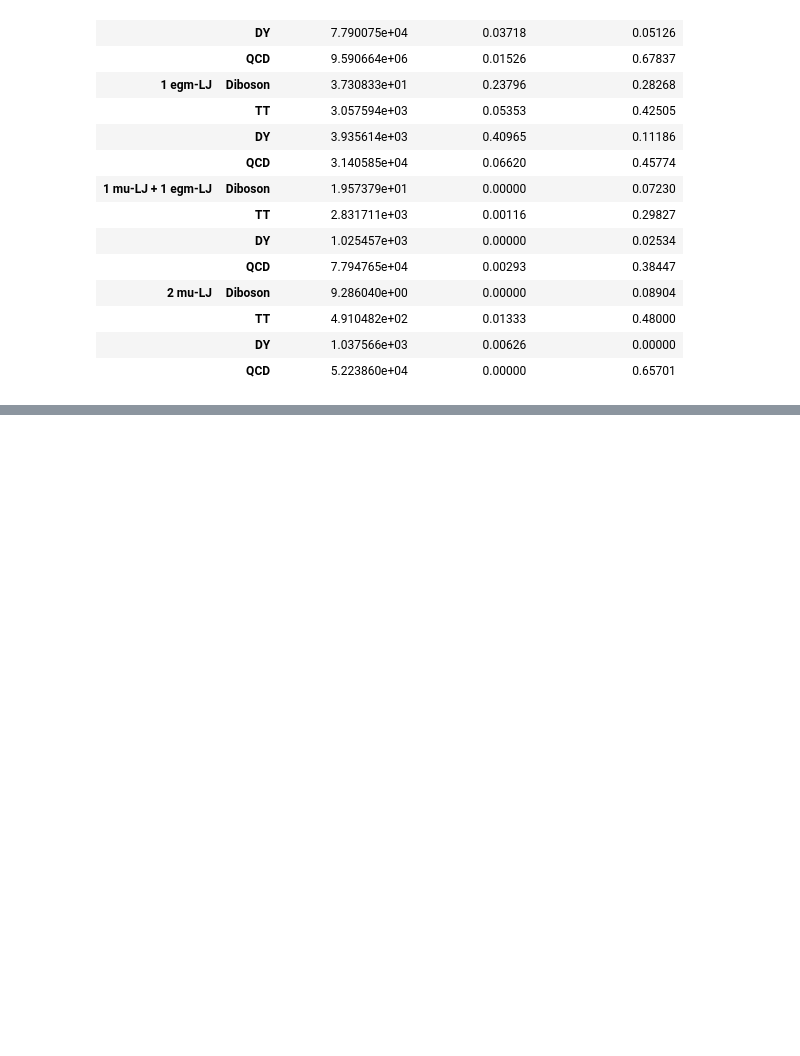
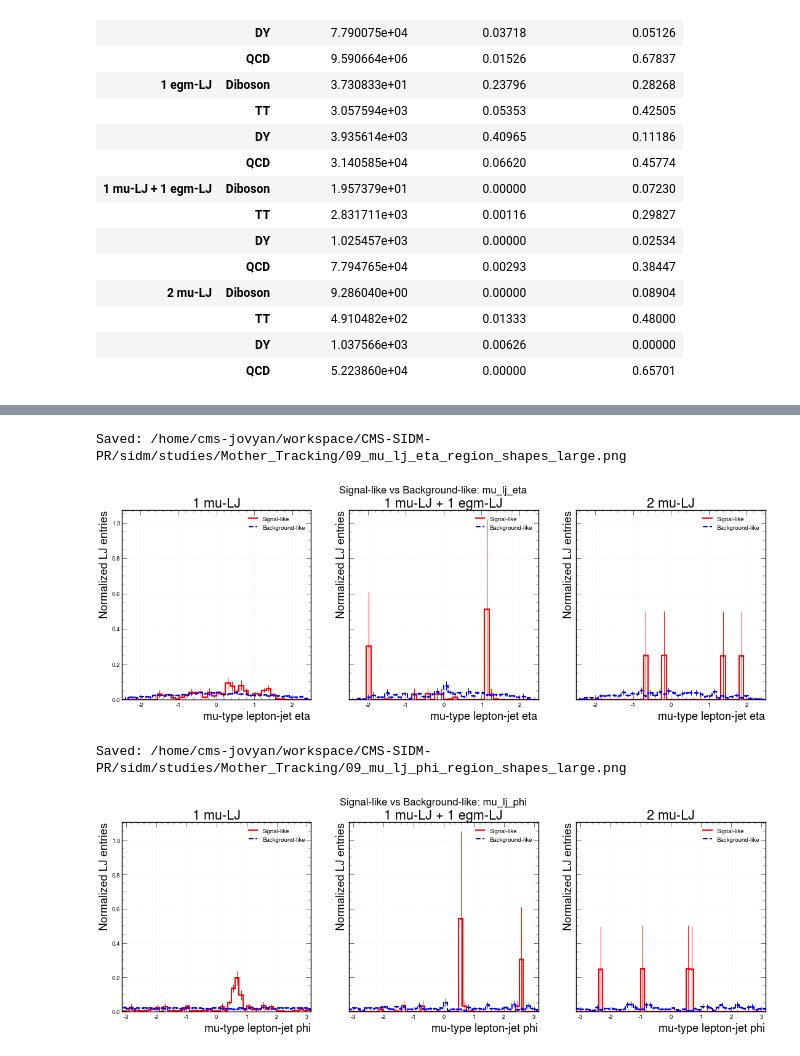
Before and after one commit to yeopjjang/SIDM, a Jupyter notebook: sidm/studies/Mother_Tracking/09_1LJ_vs_2LJ_Integrated_Mother_Kinematics.ipynb, the cells around one changed output, grey strips where cells are left out. Drawn from its saved outputs; the diff is of its cells as text; code cells hidden in the pictures; blank space fills up the shorter version.

Commit message:
Modification of few study notebooks

```diff
--- a/sidm/studies/Mother_Tracking/09_1LJ_vs_2LJ_Integrated_Mother_Kinematics.ipynb
+++ b/sidm/studies/Mother_Tracking/09_1LJ_vs_2LJ_Integrated_Mother_Kinematics.ipynb
@@ -774,0 +782,80 @@ display(lj_yield_summary.round(5))
+# %%
+LARGE_MU_LJ_REGION_PLOTS = {
+    "mu_lj_eta": {
+        "xlim": (-2.5, 2.5),
+        "xlabel": r"$mu$-type lepton-jet $eta$",
+        "output": study_dir / "09_mu_lj_eta_region_shapes_large.png",
+    },
+    "mu_lj_phi": {
+        "xlim": (-np.pi, np.pi),
+        "xlabel": r"$mu$-type lepton-jet $phi$",
+        "output": study_dir / "09_mu_lj_phi_region_shapes_large.png",
+    },
+}
+
+
+def plot_large_mu_lj_region_shapes(variable, xlim, xlabel, output):
+    channels = VARIABLE_CHANNELS[variable]
+    fig, axes = plt.subplots(
+        1,
+        len(channels),
+        figsize=(9 * len(channels), 8),
+        sharey=True,
+    )
+    axes = np.atleast_1d(axes)
+
+    for ax, channel_label in zip(axes, channels):
+        for region in ("Signal-like", "Background-like"):
+            histogram, _ = sum_histogram(
+                SAMPLES,
+                channel_name(channel_label, region),
+                variable,
+            )
+            edges, shape, error = normalized_shape(histogram, rebin=1)
+            color, linestyle = REGION_STYLES[region]
+            ax.stairs(
+                shape,
+                edges,
+                label=region,
+                color=color,
+                linestyle=linestyle,
+                linewidth=3,
+            )
+            centers = 0.5 * (edges[:-1] + edges[1:])
+            visible = shape > 0
+            ax.errorbar(
+                centers[visible],
+                shape[visible],
+                yerr=error[visible],
+                fmt="o",
+                color=color,
+                markersize=4,
+            )
+
+        ax.set(
+            xlabel=xlabel,
+            ylabel="Normalized LJ entries",
+            title=channel_label,
+            xlim=xlim,
+        )
+        ax.tick_params(axis="both", labelsize=14)
+        ax.grid(linestyle=":", alpha=0.3)
+        ax.legend(frameon=False, fontsize=14)
+
+    fig.suptitle(
+        f"Signal-like vs Background-like: {variable}",
+        fontsize=24,
+    )
+    fig.savefig(output, dpi=180, bbox_inches="tight")
+    print(f"Saved: {output}")
+    plt.show()
+    plt.close(fig)
+
+
+for variable, options in LARGE_MU_LJ_REGION_PLOTS.items():
+    plot_large_mu_lj_region_shapes(variable, **options)
+# %% [output]
+Saved: /home/cms-jovyan/workspace/CMS-SIDM-PR/sidm/studies/Mother_Tracking/09_mu_lj_eta_region_shapes_large.png
+[figure, added]
+Saved: /home/cms-jovyan/workspace/CMS-SIDM-PR/sidm/studies/Mother_Tracking/09_mu_lj_phi_region_shapes_large.png
+[figure, added]
```
Also changed, not shown: parts of 1 cell of this notebook, 3 other files.
